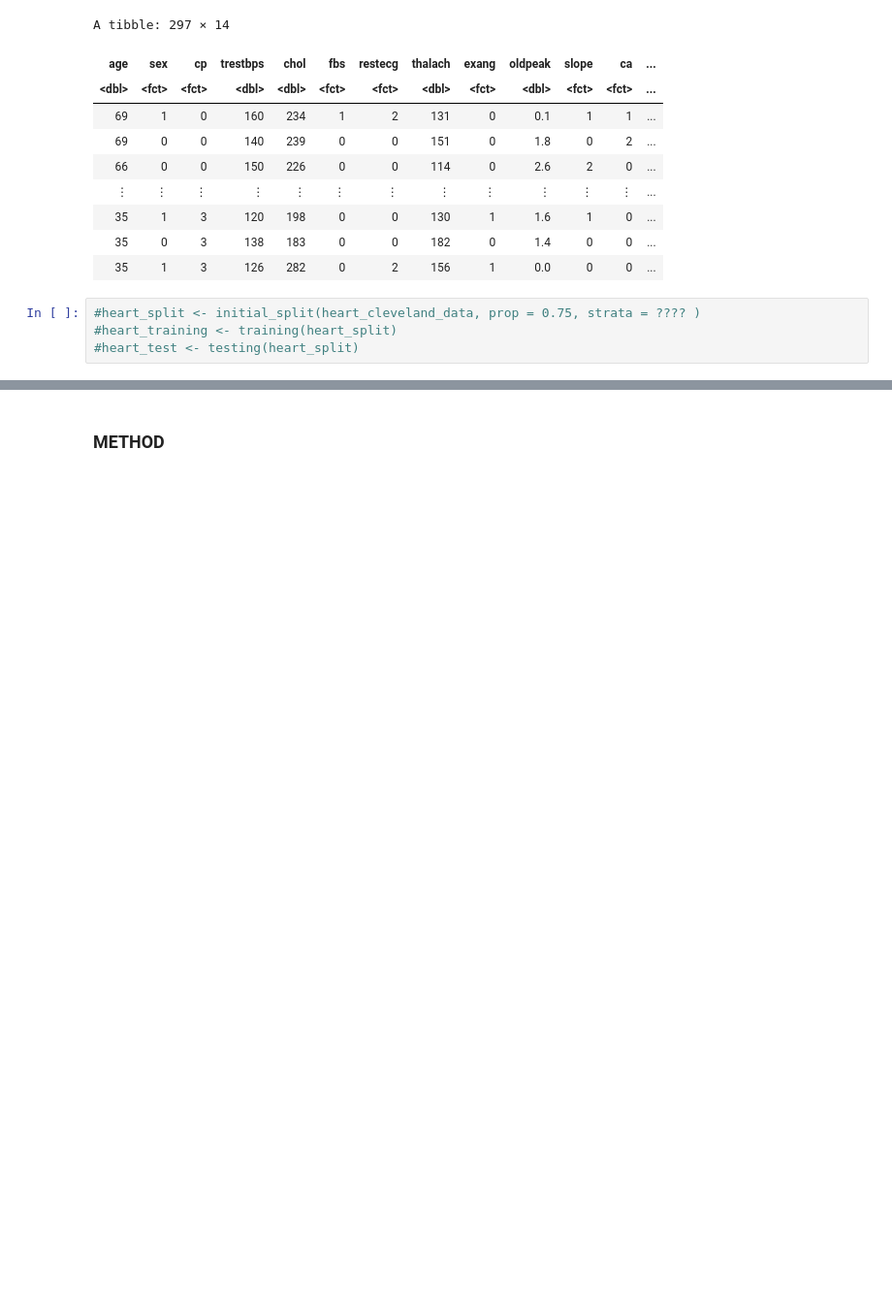
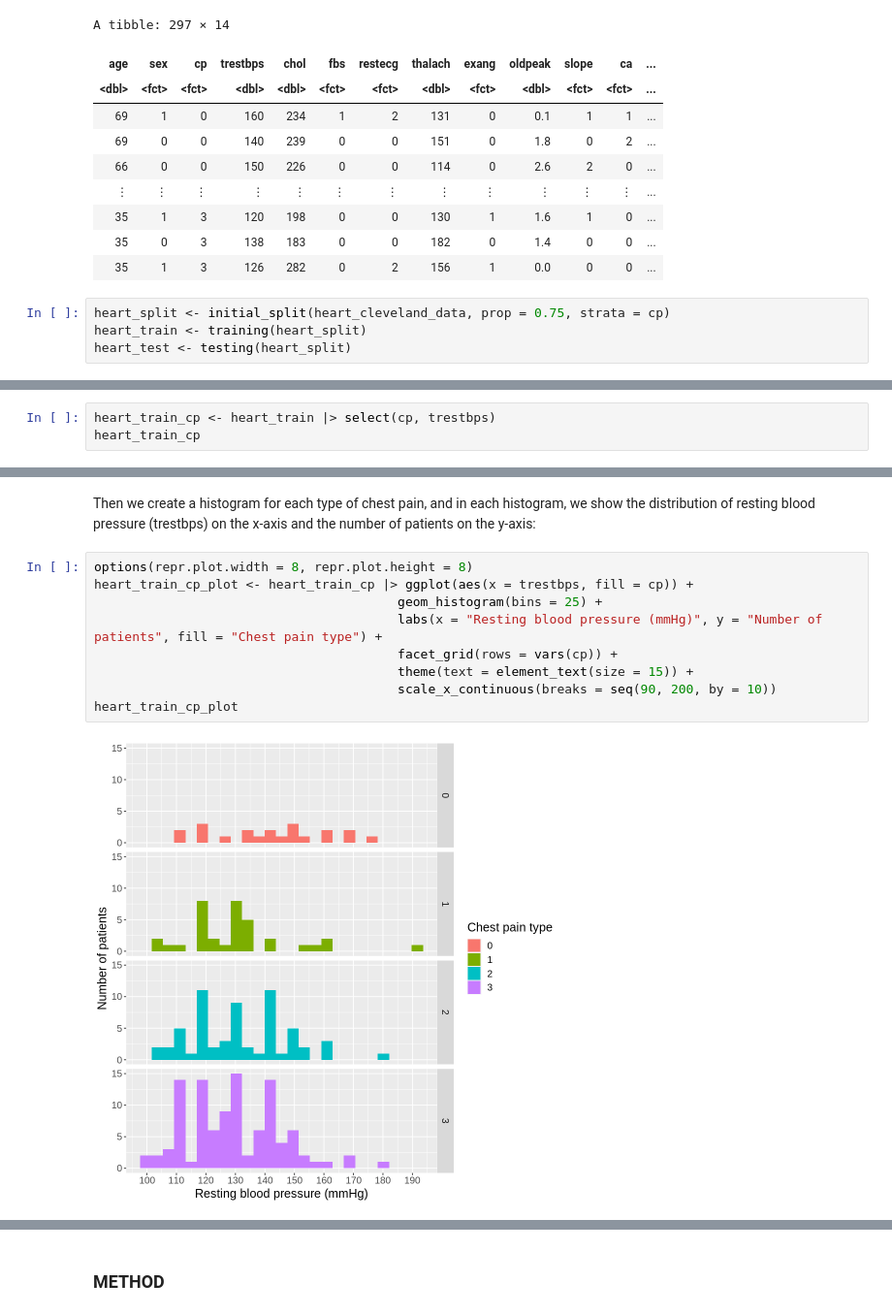
Before and after one commit to beandumplings/dsci_100_group143_project, a Jupyter notebook: Group143_Proposal.ipynb, the cells around one changed output, grey strips where cells are left out. Shown: that part at 97% size. Saved outputs shown, nothing was run; the diff lists cells and outputs as text; blank space fills up the shorter version.

Commit message:
Added some data analysis and a visualization

```diff
--- a/Group143_Proposal.ipynb
+++ b/Group143_Proposal.ipynb
@@ -88,6 +88,6 @@ A tibble: 297 × 14
 | 35 | 0 | 3 | 138 | 183 | 0 | 0 | 182 | 0 | 1.4 | 0 | 0 | ... |
 | 35 | 1 | 3 | 126 | 282 | 0 | 2 | 156 | 1 | 0.0 | 0 | 0 | ... |
 # %%
-#heart_split <- initial_split(heart_cleveland_data, prop = 0.75, strata = ???? )
-#heart_training <- training(heart_split)
-#heart_test <- testing(heart_split)
+heart_split <- initial_split(heart_cleveland_data, prop = 0.75, strata = cp)
+heart_train <- training(heart_split)
+heart_test <- testing(heart_split)
@@ -93,0 +120,3 @@ A tibble: 297 × 14
+# %%
+heart_train_cp <- heart_train |> select(cp, trestbps)
+heart_train_cp
@@ -93,0 +134,13 @@ A tibble: 297 × 14
+# %% [markdown]
+Then we create a histogram for each type of chest pain, and in each histogram, we show the distribution of resting blood pressure (trestbps) on the x-axis and the number of patients on the y-axis:
+# %%
+options(repr.plot.width = 8, repr.plot.height = 8)
+heart_train_cp_plot <- heart_train_cp |> ggplot(aes(x = trestbps, fill = cp)) +
+                                        geom_histogram(bins = 25) +
+                                        labs(x = "Resting blood pressure (mmHg)", y = "Number of patients", fill = "Chest pain type") +
+                                        facet_grid(rows = vars(cp)) +
+                                        theme(text = element_text(size = 15)) +
+                                        scale_x_continuous(breaks = seq(90, 200, by = 10))
+heart_train_cp_plot
+# %% [output]
+[figure, added]
```
Also changed, not shown: parts of 11 cells of this notebook.
